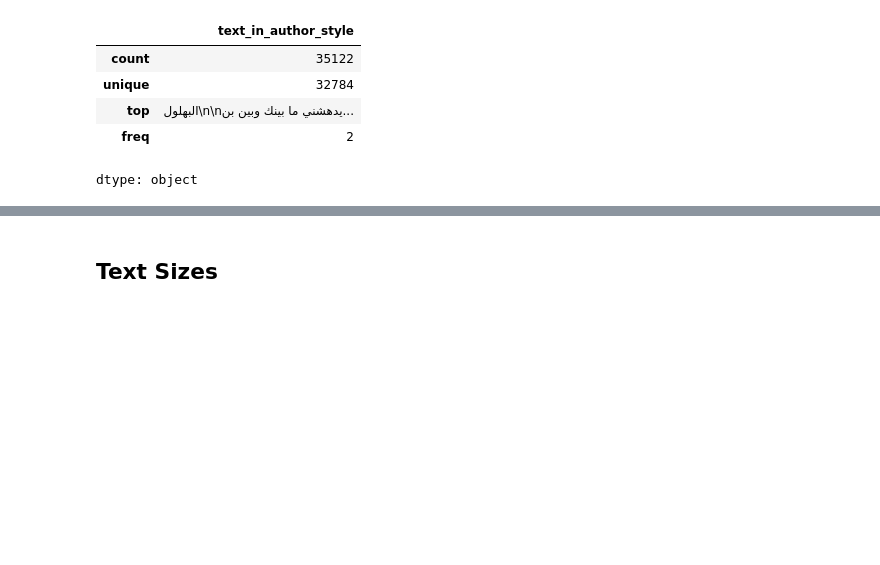
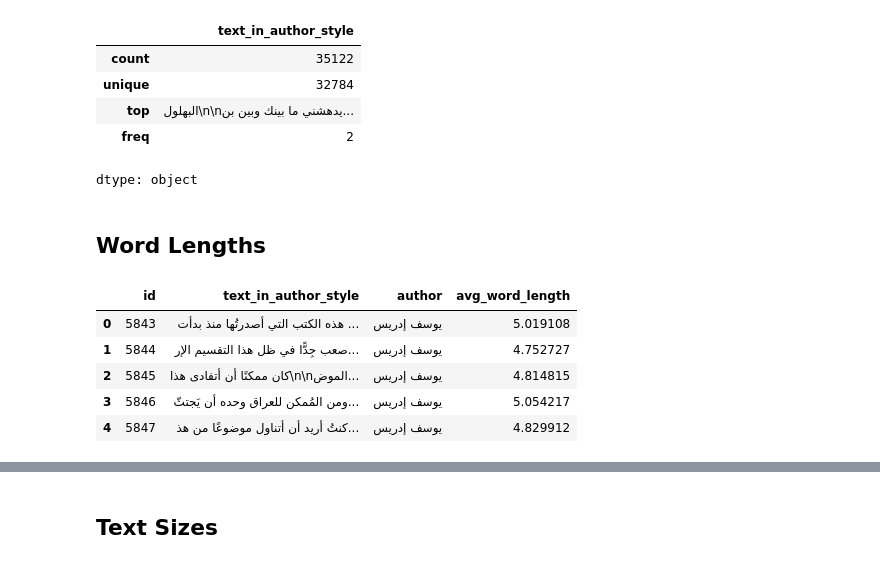
Before and after one commit to MuhammadHelmyOmar/Authorship-Identification, a Jupyter notebook: data_discovery.ipynb, the cells around one changed output, grey strips where cells are left out. Saved outputs shown, nothing was run; the diff lists cells and outputs as text; code cells hidden in the pictures; blank space fills up the shorter version.

```diff
--- a/data_discovery.ipynb
+++ b/data_discovery.ipynb
@@ -74,3 +71,22 @@ train_data['text_in_author_style'].describe()
 | top | البهلول\n\nيدهشني ما بينك وبين بن... |
 | freq | 2 |
 dtype: object
+# %% [markdown]
+## Word Lengths
+# %%
+def avg_word(sentence):
+    words = sentence.split()
+    if len(words) == 0:
+        return 0
+    return (sum(len(word) for word in words)/len(words))
+# %%
+train_data['avg_word_length'] = train_data['text_in_author_style'].apply(lambda x: avg_word(x))
+
+train_data.head()
+# %% [output]
+|  | id | text_in_author_style | author | avg_word_length |
+| 0 | 5843 | هذه الكتب التي أصدرتُها منذ بدأت ... | يوسف إدريس | 5.019108 |
+| 1 | 5844 | صعب جِدًّا في ظل هذا التقسيم الإر... | يوسف إدريس | 4.752727 |
+| 2 | 5845 | كان ممكنًا أن أتفادى هذا\n\nالموض... | يوسف إدريس | 4.814815 |
+| 3 | 5846 | ومن المُمكن للعراق وحده أن يَجتثّ... | يوسف إدريس | 5.054217 |
+| 4 | 5847 | كنتُ أريد أن أتناول موضوعًا من هذ... | يوسف إدريس | 4.829912 |
```
Also changed, not shown: parts of 3 cells of this notebook.
